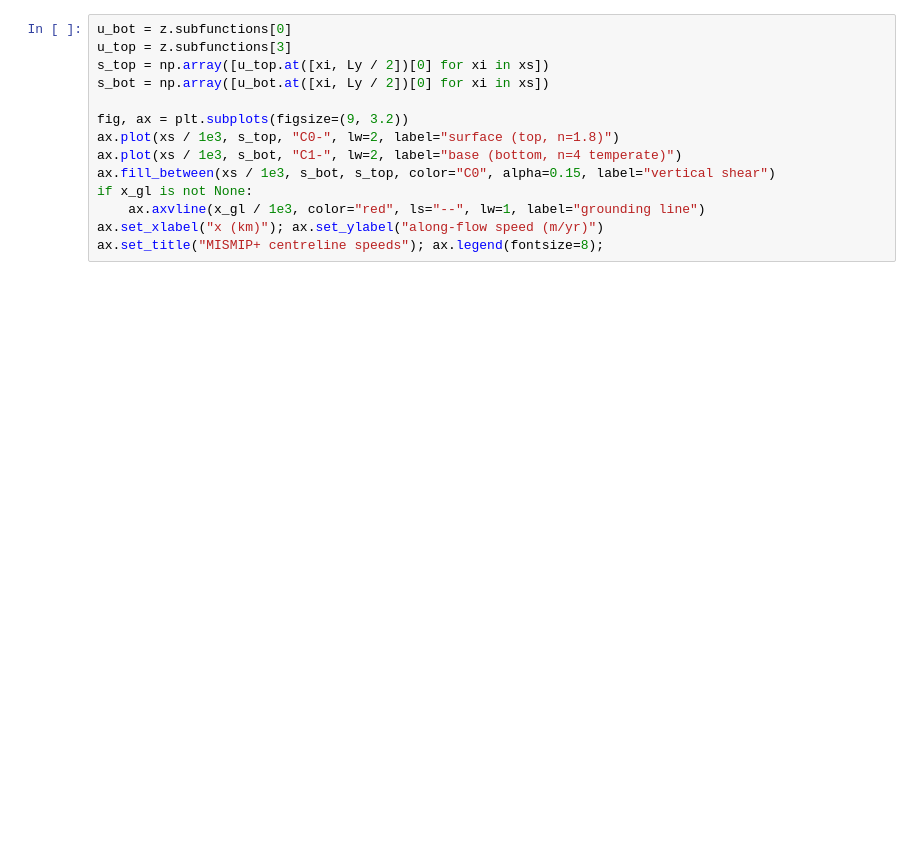
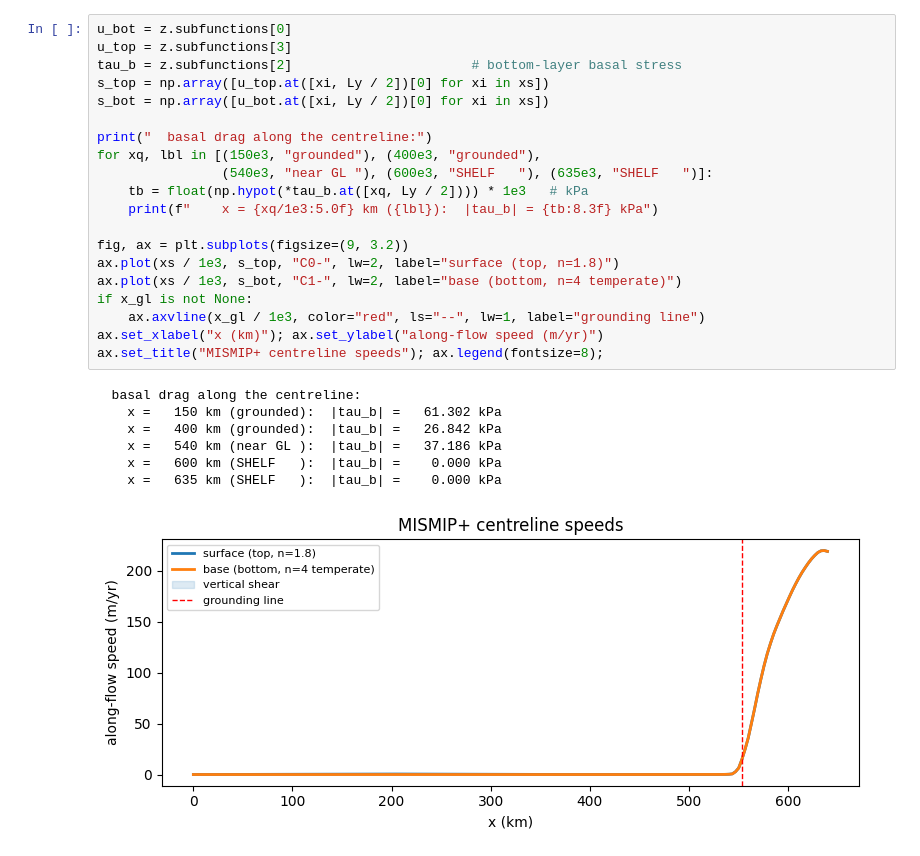
Before and after one commit to hoffmaao/multi-layer, a Jupyter notebook: notebooks/mismip+.ipynb, the cells around one changed output. Cells and saved outputs as stored; diff of their text form; blank space fills up the shorter version.

```diff
--- a/notebooks/mismip+.ipynb
+++ b/notebooks/mismip+.ipynb
@@ -269,14 +289,28 @@ overlaid.
 # %%
 u_bot = z.subfunctions[0]
 u_top = z.subfunctions[3]
+tau_b = z.subfunctions[2]                       # bottom-layer basal stress
 s_top = np.array([u_top.at([xi, Ly / 2])[0] for xi in xs])
 s_bot = np.array([u_bot.at([xi, Ly / 2])[0] for xi in xs])
+
+print("  basal drag along the centreline:")
+for xq, lbl in [(150e3, "grounded"), (400e3, "grounded"),
+                (540e3, "near GL "), (600e3, "SHELF   "), (635e3, "SHELF   ")]:
+    tb = float(np.hypot(*tau_b.at([xq, Ly / 2]))) * 1e3   # kPa
+    print(f"    x = {xq/1e3:5.0f} km ({lbl}):  |tau_b| = {tb:8.3f} kPa")
 
 fig, ax = plt.subplots(figsize=(9, 3.2))
 ax.plot(xs / 1e3, s_top, "C0-", lw=2, label="surface (top, n=1.8)")
 ax.plot(xs / 1e3, s_bot, "C1-", lw=2, label="base (bottom, n=4 temperate)")
-ax.fill_between(xs / 1e3, s_bot, s_top, color="C0", alpha=0.15, label="vertical shear")
 if x_gl is not None:
     ax.axvline(x_gl / 1e3, color="red", ls="--", lw=1, label="grounding line")
 ax.set_xlabel("x (km)"); ax.set_ylabel("along-flow speed (m/yr)")
 ax.set_title("MISMIP+ centreline speeds"); ax.legend(fontsize=8);
+# %% [output]
+  basal drag along the centreline:
+    x =   150 km (grounded):  |tau_b| =   61.302 kPa
+    x =   400 km (grounded):  |tau_b| =   26.842 kPa
+    x =   540 km (near GL ):  |tau_b| =   37.186 kPa
+    x =   600 km (SHELF   ):  |tau_b| =    0.000 kPa
+    x =   635 km (SHELF   ):  |tau_b| =    0.000 kPa
+[figure, added]
```
Also changed, not shown: parts of 27 cells of this notebook, 1 other file.
